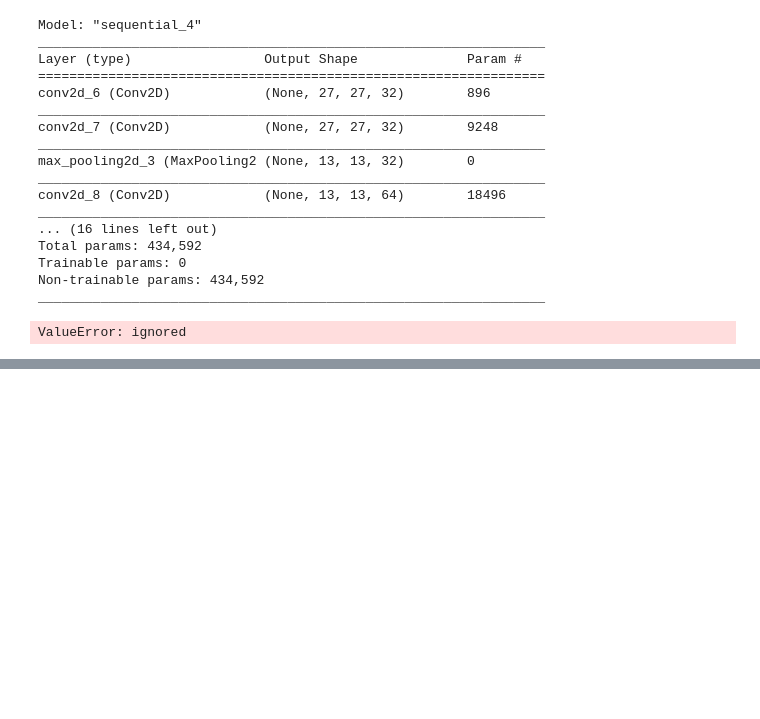
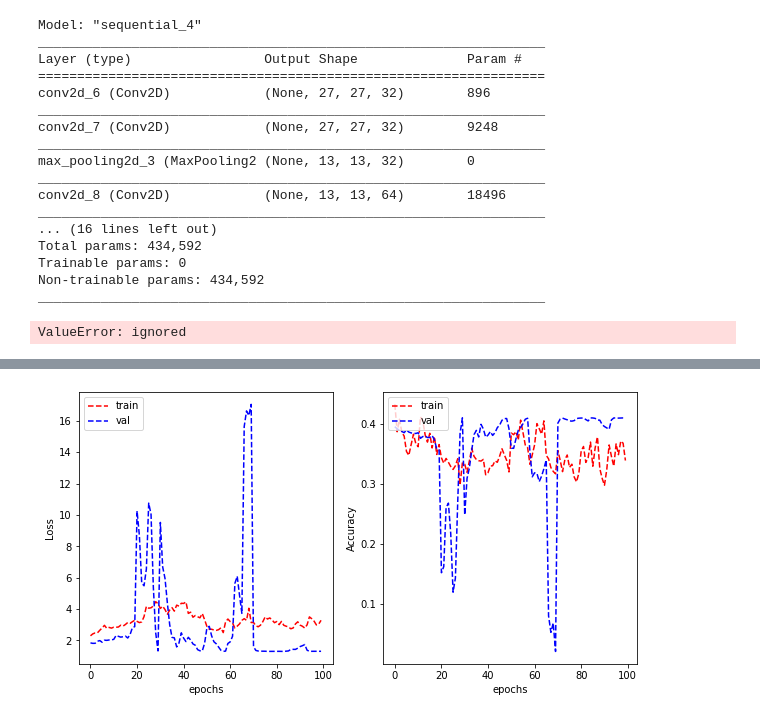
Before and after one commit to s3781183/machine_learning_A2, a Jupyter notebook: A2-AR.ipynb, the cells around one changed output, grey strips where cells are left out. Saved outputs shown, nothing was run; the diff lists cells and outputs as text; code cells hidden in the pictures; blank space fills up the shorter version.

Commit message:
added Xception model

```diff
--- a/A2-AR.ipynb
+++ b/A2-AR.ipynb
@@ -604,0 +532,32 @@ plot_learning_curve(history_4.history['loss'], history_4.history['val_loss'],
+# %%
+#data augmentation
+
+train_data['cellType'] = train_data['cellType'].astype('str')
+val_data['cellType'] = val_data['cellType'].astype('str')
+
+from tensorflow.keras.preprocessing.image import ImageDataGenerator
+
+train_datagen = ImageDataGenerator(rescale=1./255, data_format='channels_last',
+                                   rotation_range=15, width_shift_range=0.2,
+                                   height_shift_range=0.2, brightness_range=[0.5,1.5])
+val_datagen = ImageDataGenerator(rescale=1./255, data_format='channels_last')
+
+batch_size = 32
+
+train_generator = train_datagen.flow_from_dataframe(
+        dataframe=train_data,
+        directory='./',
+        x_col="ImgPath",
+        y_col="cellType",
+        target_size=(27, 27),
+        batch_size=batch_size,
+        class_mode='sparse')
+
+validation_generator = val_datagen.flow_from_dataframe(
+        dataframe=val_data,
+        directory='./',
+        x_col="ImgPath",
+        y_col="cellType",
+        target_size=(27, 27),
+        batch_size=batch_size,
+        class_mode='sparse')
@@ -604,0 +567,3 @@ plot_learning_curve(history_4.history['loss'], history_4.history['val_loss'],
+# %%
+input_tensor = tf.keras.layers.Input(shape=(27, 27, 3))
+model = tf.keras.applications.Xception(weights= None, include_top=False, input_tensor=input_tensor)
@@ -604,0 +576,4 @@ plot_learning_curve(history_4.history['loss'], history_4.history['val_loss'],
+# %%
+model.compile(loss='sparse_categorical_crossentropy', optimizer=tf.keras.optimizers.Adam(lr=0.001), metrics=['accuracy'])
+# %%
+history= model.fit(train_generator, validation_data = validation_generator, steps_per_epoch = 10, epochs = 100)
@@ -604,0 +598,7 @@ plot_learning_curve(history_4.history['loss'], history_4.history['val_loss'],
+# %%
+plot_learning_curve(history.history['loss'], history.history['val_loss'],
+                    history.history['accuracy'],
+                    history.history['val_accuracy'],
+                    metric_name='Accuracy')
+# %% [output]
+[figure, added]
```
Also changed, not shown: parts of 15 cells of this notebook.
